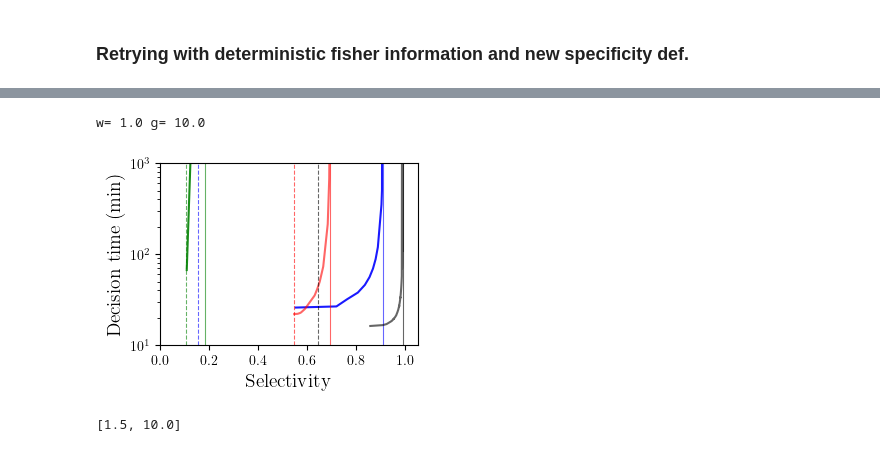
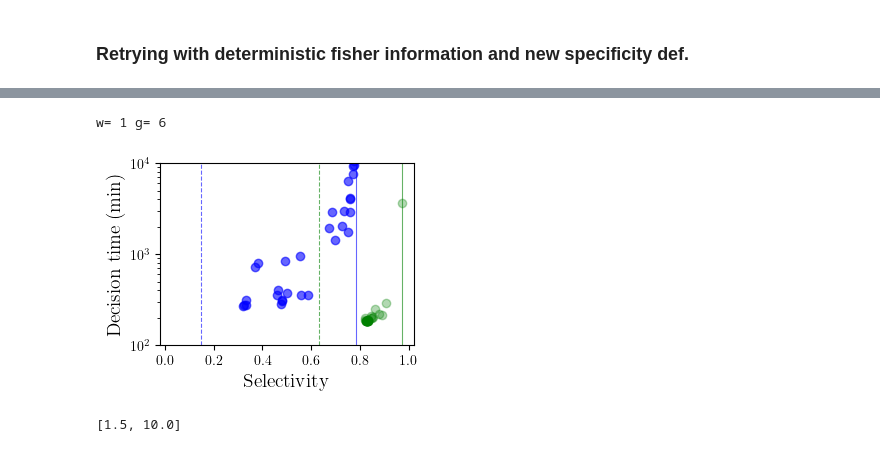
Before and after one commit to ta-rekt/LLROpt.jl, a Jupyter notebook: dev.ipynb, the cells around one changed output, grey strips where cells are left out. Drawn from its saved outputs; the diff is of its cells as text; code cells hidden in the pictures.

```diff
--- a/dev.ipynb
+++ b/dev.ipynb
@@ -2965,0 +2963,8 @@ kg, kw = 2, 2
+# %%
+# dirname = "20250515/fir-spec-w-g-lowc"
+dir1g6 = "20250530/fir-spec-g-6-lowc"
+dir2g6 = "20250529/fir-spec-g-6-lowc"
+dir1g2 = "20250530/fir-spec-g-2-lowc"
+dir2g2 = "20250529/fir-spec-g-2-lowc"
+
+kg, kw = 1, 1
@@ -2966,3 +3027,11 @@ kg, kw = 2, 2
+# %%
+date = 20250601
+dirname = '{}/.julia/dev/LLROpt/plots/{}'.format(os.environ["HOME"], date)
+
+if not os.path.exists(dirname):
+    os.makedirs(dirname)
+
+fig.savefig('{}/.julia/dev/LLROpt/plots/{}/dtime-vs-spec-vs-w-g.svg'.format(os.environ["HOME"], date))
 # %%
 # dirname = "20250505/fir-spec-run1"
 # dirname = "20250506/fir-spec-cw-g-de-hic"
@@ -2970,45 +3039,49 @@ ncpus = 16
 nedges = 6
 figsize = (3.2,2.4)
 skip=[]
+
 data, params = utils.get_data(dirname, "full", "spec", skipkeys=skip)
 nparams = len(params["betas"])
 colors = ["blue", "green", "blue"]
 w = params["wvals"][kw-1]
 g = params["gammas"][kg-1]
 
 print("w=",w, "g=",g)
 eps = 0.32
 K = np.log((1-eps)/eps)
 
 plt.rcParams['text.usetex'] = True
 
 fig, ax = plt.subplots(1,1, figsize=figsize, layout="constrained")
 
 colors = ["green","blue", "red", "black"]
-for i, (kg, kw) in enumerate([[1,3],[2,3],[1,2],[2,2]]):
+# for i, (kg, kw) in enumerate([[1,3],[2,3],[1,2],[2,2]]):
+# for i, (kg, kw) in enumerate([[1,1],[1,2],[2,1],[2,2]]):
+for i, kw in enumerate([1,2]):
     w = params["wvals"][kw-1]
     g = params["gammas"][kg-1]
 
     fir = np.array([data[i][str(kg)][str(kw)][nedges+1] for i in range(1, nparams+1) if i not in skip])
-    specvals = np.array([data[i][str(kg)][str(kw)][nedges+2] for i in range(1, nparams+1) if i not in skip])
+    specvals = np.array([data[i][str(kg)][str(kw)][nedges+3] for i in range(1, nparams+1) if i not in skip])
     cvals = np.array([data[i][str(kg)][str(kw)][-3] for i in range(1, nparams+1) if i not in skip])
 
     dtimes = K*np.tanh(K/2)/(0.5*fir/10**2)
 
-    ax.set_xlim(0.0,1.05)
+    ax.set_xlim(-0.02,1.02)
     ax.set_yscale('log')
-    ax.set_ylim(10,1e3)
+    ax.set_ylim(100,1e4)
 
     # ax.set_ylabel(r"$\rm{Fisher \;information \;rate \;(bits/s)}$", fontsize=14)
     ax.set_ylabel(r"$\rm{Decision\;time\;(min)}$", fontsize=14)
     ax.set_xlabel(r"$\rm{Selectivity}$", fontsize=14)
-    ax.plot(2**specvals, dtimes/60, color=colors[i], alpha=0.3*kw)
+    ax.scatter(2**specvals, dtimes/60, color=colors[i], alpha=0.3*kw)
+    # ax.scatter(2**specvals, fir, color=colors[i], alpha=0.3*kw)
     ax.axvline(x=2*g/(w*(1+g)+2*g), linestyle="dashed", color=colors[i], lw=0.8, alpha=0.6)
     ax.axvline(x=g**2/(w+g**2), linestyle="solid", color=colors[i], lw=0.8, alpha=0.6)
 # ax.scatter(2**specvals, fir/(0.16*5), color="black")
 # %% [output]
-w= 1.0 g= 10.0
+w= 1 g= 6
-[figure, old version]
+[figure, new version]
 # %%
 date = 20250523
 dirname = '{}/.julia/dev/LLROpt/plots/{}'.format(os.environ["HOME"], date)
```
Also changed, not shown: parts of 15 cells of this notebook, 12 other files.
